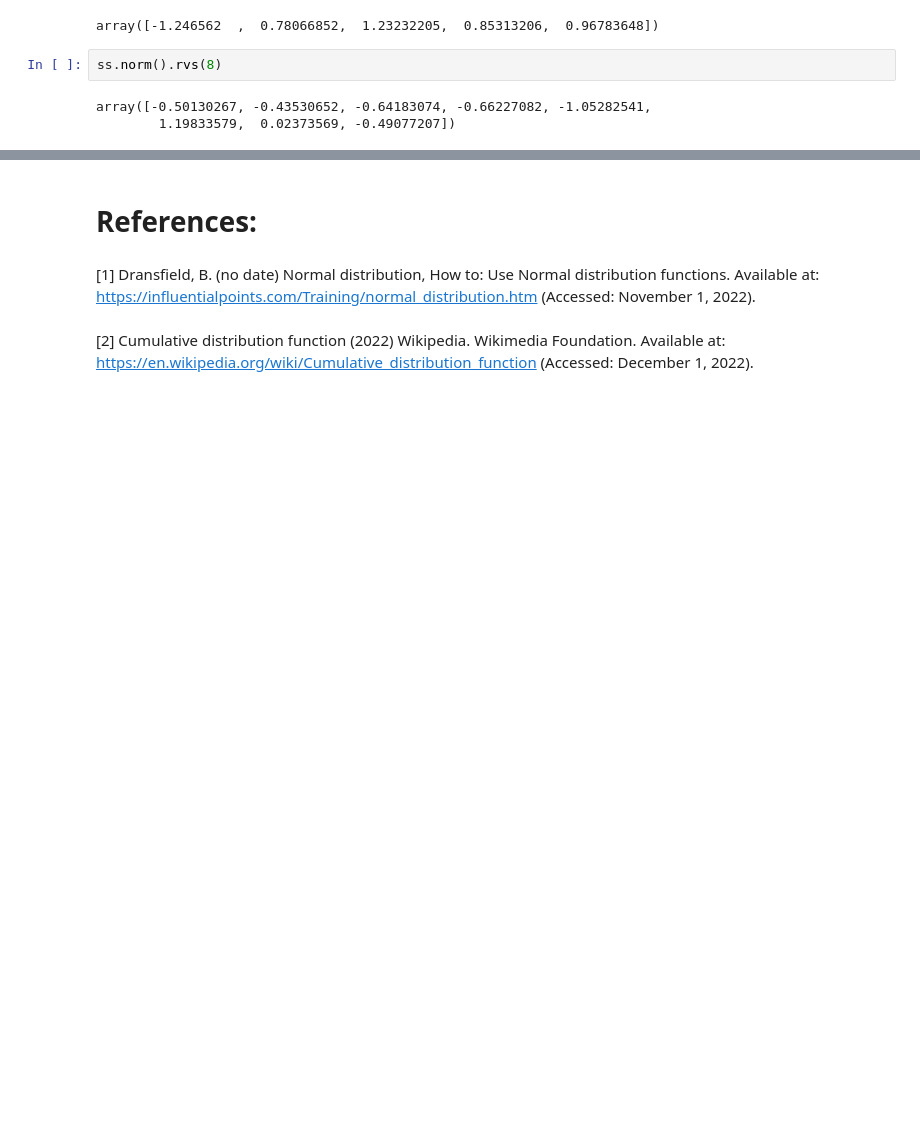
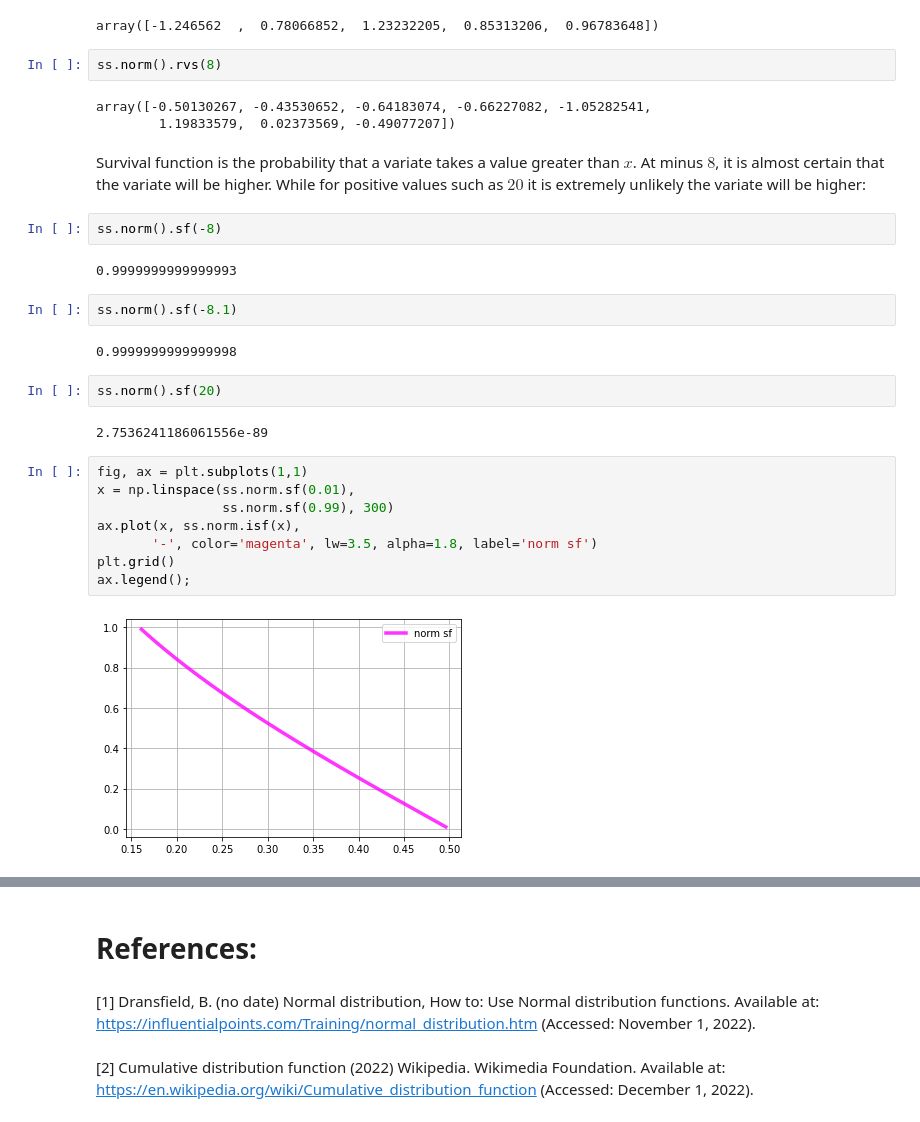
Before and after one commit to Ruairi8/FoDA-assessment, a Jupyter notebook: Normal Distribution.ipynb, the cells around one changed output, grey strips where cells are left out. Drawn from its saved outputs; the diff is of its cells as text; blank space fills up the shorter version.

```diff
--- a/Normal Distribution.ipynb
+++ b/Normal Distribution.ipynb
@@ -170,3 +200,27 @@ ss.norm().rvs(8)
 # %% [output]
 array([-0.50130267, -0.43530652, -0.64183074, -0.66227082, -1.05282541,
         1.19833579,  0.02373569, -0.49077207])
+# %% [markdown]
+Survival function is the probability that a variate takes a value greater than $x$. At minus $8$, it is almost certain that the variate will be higher. While for positive values such as $20$ it is extremely unlikely the variate will be higher:
+# %%
+ss.norm().sf(-8)
+# %% [output]
+0.9999999999999993
+# %%
+ss.norm().sf(-8.1)
+# %% [output]
+0.9999999999999998
+# %%
+ss.norm().sf(20)
+# %% [output]
+2.7536241186061556e-89
+# %%
+fig, ax = plt.subplots(1,1)
+x = np.linspace(ss.norm.sf(0.01),
+                ss.norm.sf(0.99), 300)
+ax.plot(x, ss.norm.isf(x),
+       '-', color='magenta', lw=3.5, alpha=1.8, label='norm sf')
+plt.grid()
+ax.legend();
+# %% [output]
+[figure, added]
```
Also changed, not shown: parts of 24 cells of this notebook, 2 other files.
